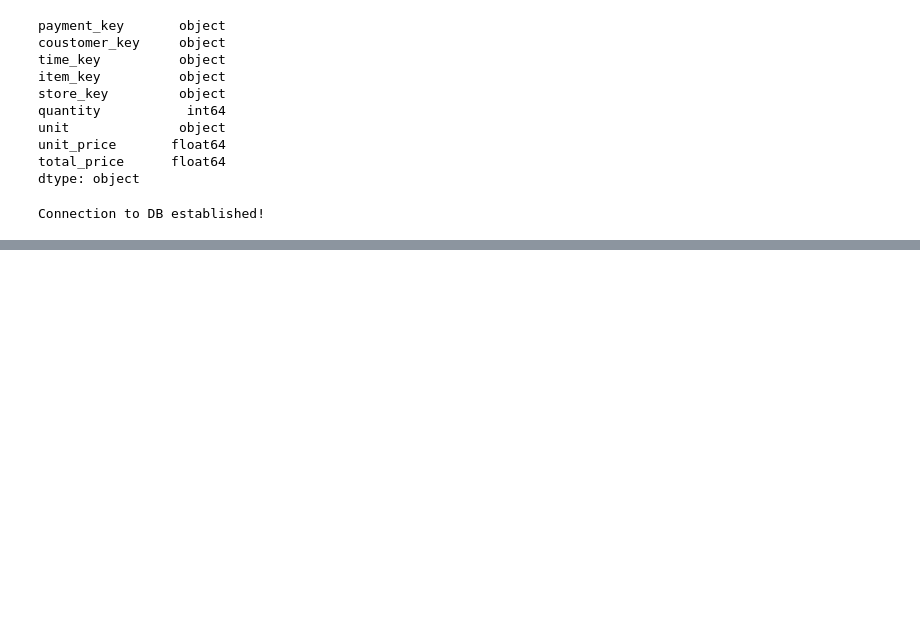
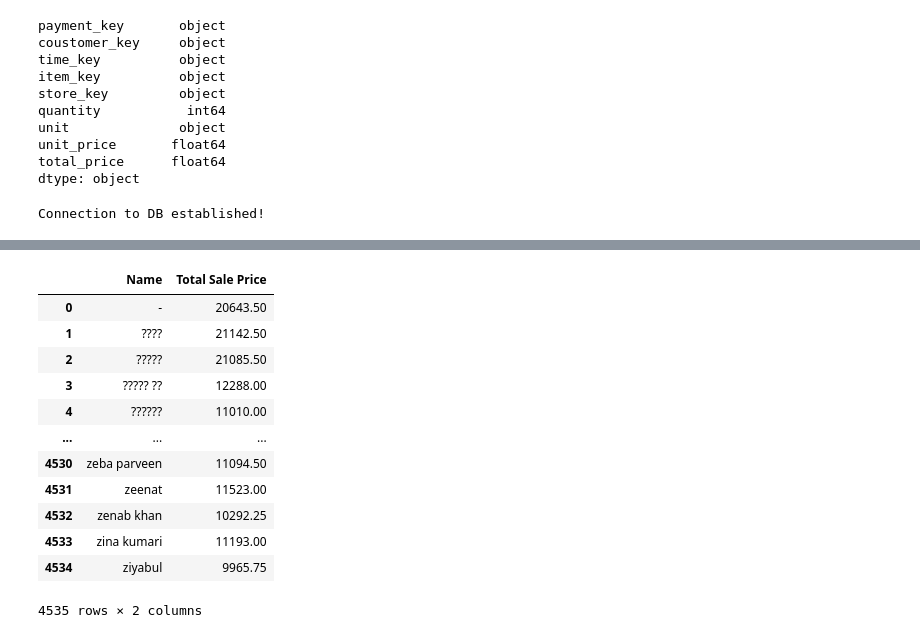
Before and after one commit to esrdlab-vinternship/HDA-5th-Round-vInternship, a Jupyter notebook: ETL.ipynb, the cells around one changed output, grey strips where cells are left out. Drawn from its saved outputs; the diff is of its cells as text; code cells hidden in the pictures; blank space fills up the shorter version.

```diff
--- a/ETL.ipynb
+++ b/ETL.ipynb
@@ -330,0 +462,16 @@ Connection to DB established!
+# %%
+total_price_by_customer
+# %% [output]
+|  | Name | Total Sale Price |
+| 0 | - | 20643.50 |
+| 1 | ???? | 21142.50 |
+| 2 | ????? | 21085.50 |
+| 3 | ????? ?? | 12288.00 |
+| 4 | ?????? | 11010.00 |
+| ... | ... | ... |
+| 4530 | zeba parveen | 11094.50 |
+| 4531 | zeenat | 11523.00 |
+| 4532 | zenab khan | 10292.25 |
+| 4533 | zina kumari | 11193.00 |
+| 4534 | ziyabul | 9965.75 |
+4535 rows × 2 columns
```
Also changed, not shown: parts of 31 cells of this notebook, 1 other file.
